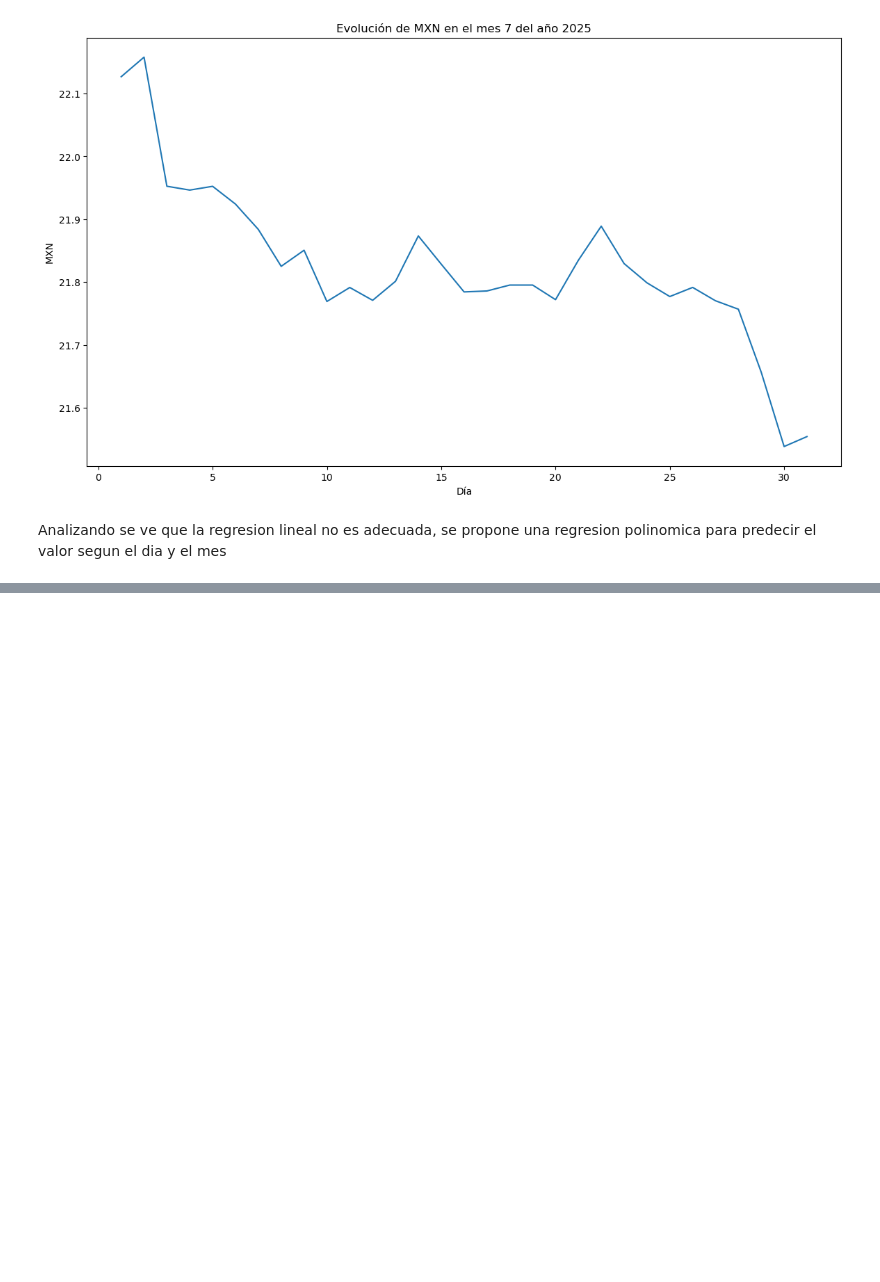
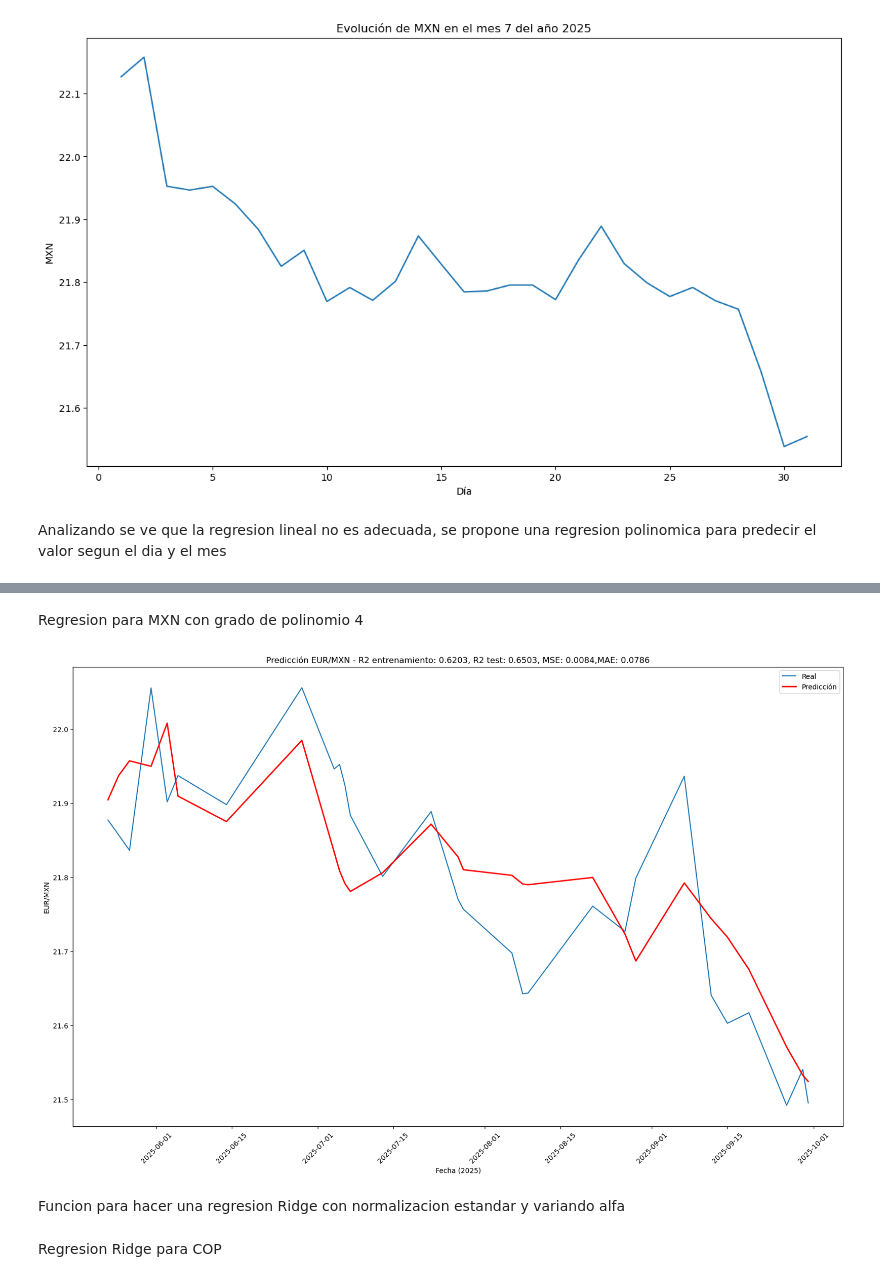
Before and after one commit to diegocv00/codes, a Jupyter notebook: Divisas/Divisas.ipynb, the cells around one changed output, grey strips where cells are left out. Saved outputs shown, nothing was run; the diff lists cells and outputs as text; code cells hidden in the pictures; blank space fills up the shorter version.

```diff
--- a/Divisas/Divisas.ipynb
+++ b/Divisas/Divisas.ipynb
@@ -180,0 +244,8 @@ graficar_prediccion_moneda("MXN",10)
+# %% [markdown]
+Regresion para MXN con grado de polinomio 4
+# %%
+graficar_prediccion_moneda_con_normalizacion_estandar("MXN",4)
+# %% [output]
+[figure, added]
+# %% [markdown]
+Funcion para hacer una regresion Ridge con normalizacion estandar y variando alfa
@@ -180,0 +285,2 @@ graficar_prediccion_moneda("MXN",10)
+# %% [markdown]
+Regresion Ridge para COP
```
Also changed, not shown: parts of 29 cells of this notebook.
